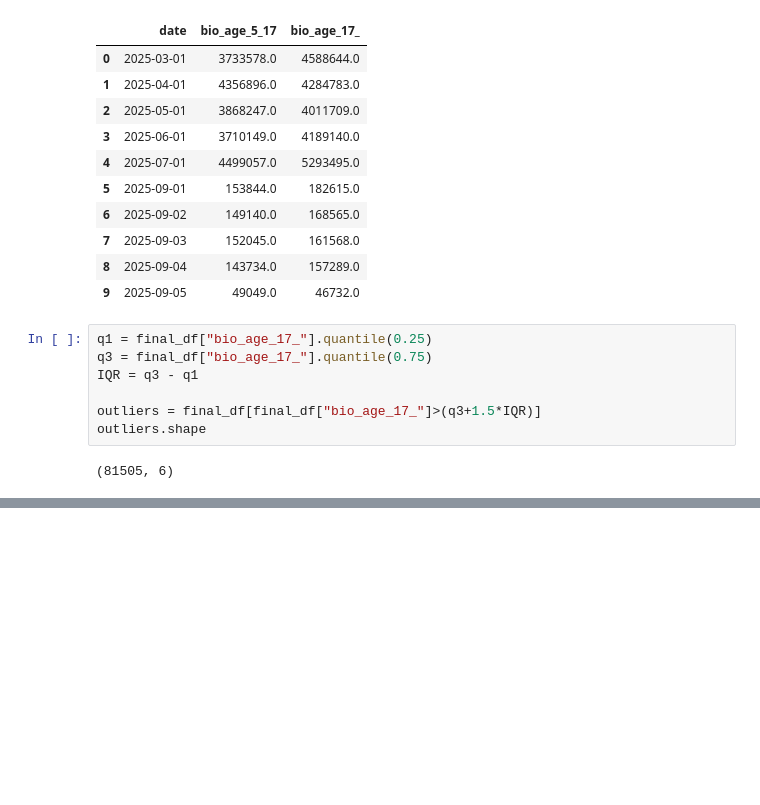
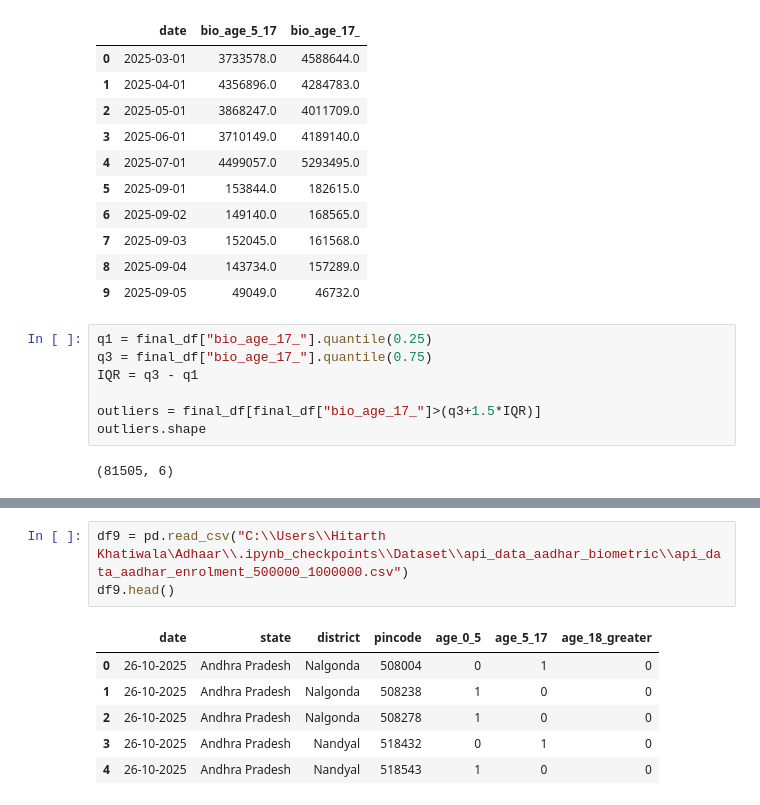
Before and after one commit to tirthbhanderi2006/UIDAI-Unlocking-Societal-Trends-in-Aadhaar-Enrolment-and-Updates, a Jupyter notebook: adhaar_biometric.ipynb, the cells around one changed output, grey strips where cells are left out. Drawn from its saved outputs; the diff is of its cells as text; blank space fills up the shorter version.

```diff
--- a/adhaar_biometric.ipynb
+++ b/adhaar_biometric.ipynb
@@ -245,0 +410,10 @@ outliers.shape
+# %%
+df9 = pd.read_csv("C:\\Users\\Hitarth Khatiwala\Adhaar\\.ipynb_checkpoints\\Dataset\\api_data_aadhar_biometric\\api_data_aadhar_enrolment_500000_1000000.csv")
+df9.head()
+# %% [output]
+|  | date | state | district | pincode | age_0_5 | age_5_17 | age_18_greater |
+| 0 | 26-10-2025 | Andhra Pradesh | Nalgonda | 508004 | 0 | 1 | 0 |
+| 1 | 26-10-2025 | Andhra Pradesh | Nalgonda | 508238 | 1 | 0 | 0 |
+| 2 | 26-10-2025 | Andhra Pradesh | Nalgonda | 508278 | 1 | 0 | 0 |
+| 3 | 26-10-2025 | Andhra Pradesh | Nandyal | 518432 | 0 | 1 | 0 |
+| 4 | 26-10-2025 | Andhra Pradesh | Nandyal | 518543 | 1 | 0 | 0 |
```
Also changed, not shown: parts of 29 cells of this notebook.
